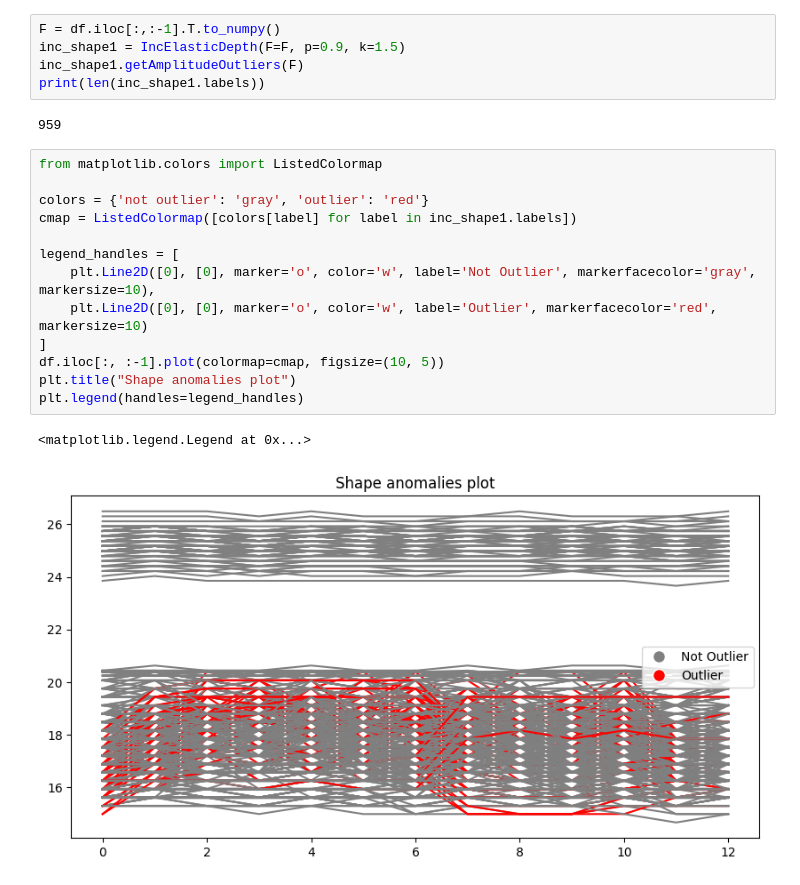
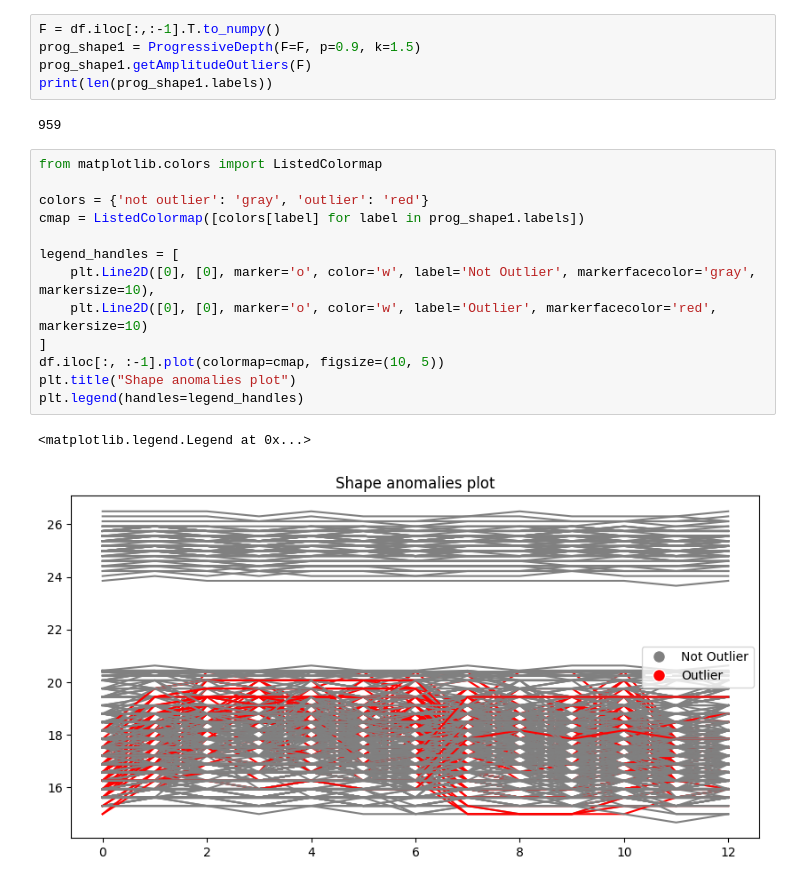
Before and after one commit to allisonaustin/streaming-depths, a Jupyter notebook: examples/sample1.ipynb, the cells around one changed output. Drawn from its saved outputs; the diff is of its cells as text.

Commit message:
updating incremental update to represent progressive

```diff
--- a/examples/sample1.ipynb
+++ b/examples/sample1.ipynb
@@ -26,26 +26,26 @@ plt.show()
 [figure]
 # %%
 F = df.iloc[:,:-1].T.to_numpy()
-inc_shape1 = IncElasticDepth(F=F, p=0.9, k=1.5)
-inc_shape1.getAmplitudeOutliers(F)
-print(len(inc_shape1.labels))
+prog_shape1 = ProgressiveDepth(F=F, p=0.9, k=1.5)
+prog_shape1.getAmplitudeOutliers(F)
+print(len(prog_shape1.labels))
 # %% [output]
 959
 # %%
 from matplotlib.colors import ListedColormap
 
 colors = {'not outlier': 'gray', 'outlier': 'red'}
-cmap = ListedColormap([colors[label] for label in inc_shape1.labels])
+cmap = ListedColormap([colors[label] for label in prog_shape1.labels])
 
 legend_handles = [
     plt.Line2D([0], [0], marker='o', color='w', label='Not Outlier', markerfacecolor='gray', markersize=10),
     plt.Line2D([0], [0], marker='o', color='w', label='Outlier', markerfacecolor='red', markersize=10)
 ]
 df.iloc[:, :-1].plot(colormap=cmap, figsize=(10, 5))
 plt.title("Shape anomalies plot")
 plt.legend(handles=legend_handles)
 # %% [output]
 <matplotlib.legend.Legend at 0x...>
-[figure, old version]
+[figure, new version]
 # %%
 print(df.iloc[:,:-1].shape)
```
Also changed, not shown: parts of 5 cells of this notebook, 2 other files.
